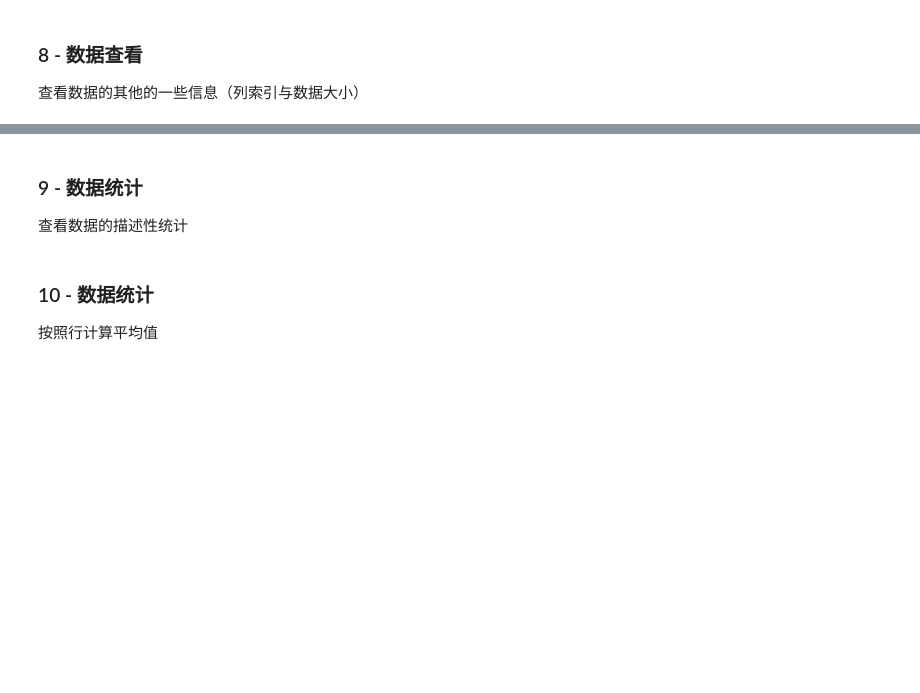
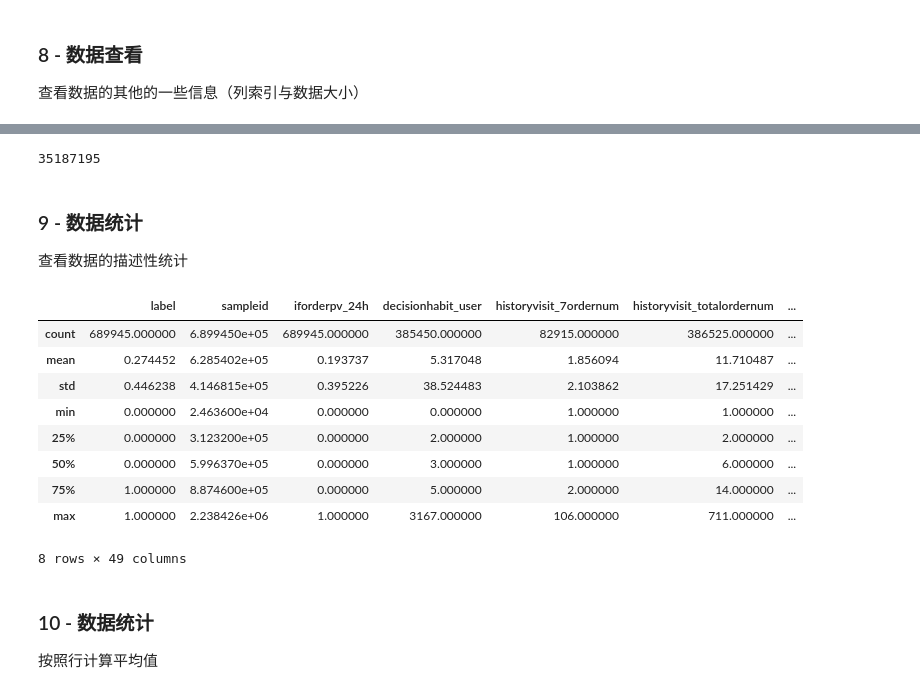
Before and after one commit to zhuzhuruan/Python_Learning, a Jupyter notebook: 4_[Pandas进阶修炼300题] 答案版/实战｜客户流失分析/「客户流失分析」案例实战.ipynb, the cells around one changed output, grey strips where cells are left out. Saved outputs shown, nothing was run; the diff lists cells and outputs as text; code cells hidden in the pictures; blank space fills up the shorter version.

```diff
--- a/4_[Pandas进阶修炼300题] 答案版/实战｜客户流失分析/「客户流失分析」案例实战.ipynb
+++ b/4_[Pandas进阶修炼300题] 答案版/实战｜客户流失分析/「客户流失分析」案例实战.ipynb
@@ -116,6 +116,8 @@ plt.rcParams['axes.unicode_minus']=False
 ### 1 -  导入数据
 
 导入当前目录下 `userlostprob.txt`
+# %%
+data = pd.read_table("userlostprob.txt")
 # %% [markdown]
 ### 2 - 数据查看
 # %% [markdown]
@@ -154,7 +224,25 @@ plt.rcParams['axes.unicode_minus']=False
+# %%
+data.columns
+data.size
+# %% [output]
+35187195
 # %% [markdown]
 ### 9 - 数据统计
 
 查看数据的描述性统计
+# %%
+data.describe()
+# %% [output]
+|  | label | sampleid | iforderpv_24h | decisionhabit_user | historyvisit_7ordernum | historyvisit_totalordernum | ... |
+| count | 689945.000000 | 6.899450e+05 | 689945.000000 | 385450.000000 | 82915.000000 | 386525.000000 | ... |
+| mean | 0.274452 | 6.285402e+05 | 0.193737 | 5.317048 | 1.856094 | 11.710487 | ... |
+| std | 0.446238 | 4.146815e+05 | 0.395226 | 38.524483 | 2.103862 | 17.251429 | ... |
+| min | 0.000000 | 2.463600e+04 | 0.000000 | 0.000000 | 1.000000 | 1.000000 | ... |
+| 25% | 0.000000 | 3.123200e+05 | 0.000000 | 2.000000 | 1.000000 | 2.000000 | ... |
+| 50% | 0.000000 | 5.996370e+05 | 0.000000 | 3.000000 | 1.000000 | 6.000000 | ... |
+| 75% | 1.000000 | 8.874600e+05 | 0.000000 | 5.000000 | 2.000000 | 14.000000 | ... |
+| max | 1.000000 | 2.238426e+06 | 1.000000 | 3167.000000 | 106.000000 | 711.000000 | ... |
+8 rows × 49 columns
 # %% [markdown]
 ### 10 - 数据统计
 
```
Also changed, not shown: parts of 26 cells of this notebook, 5 other files.
